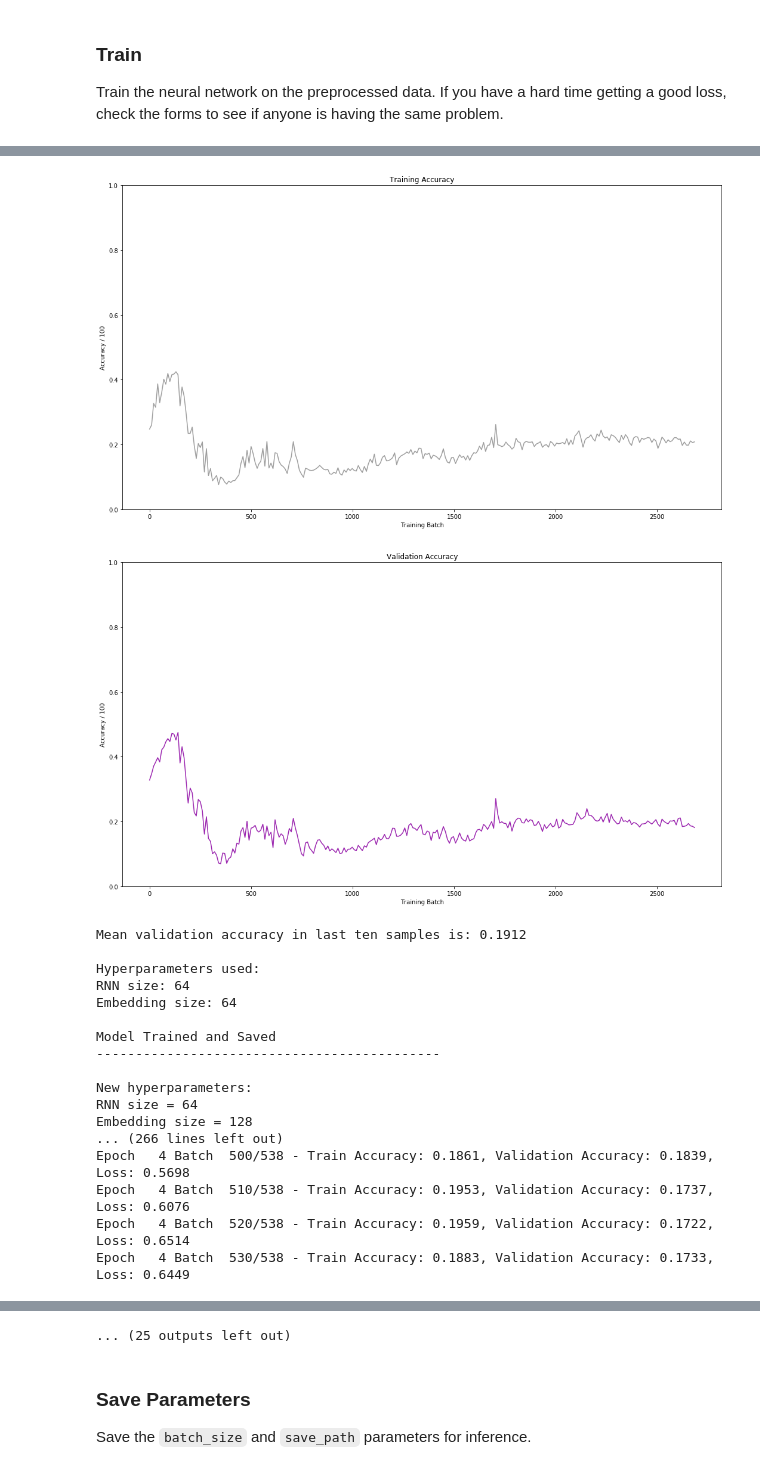
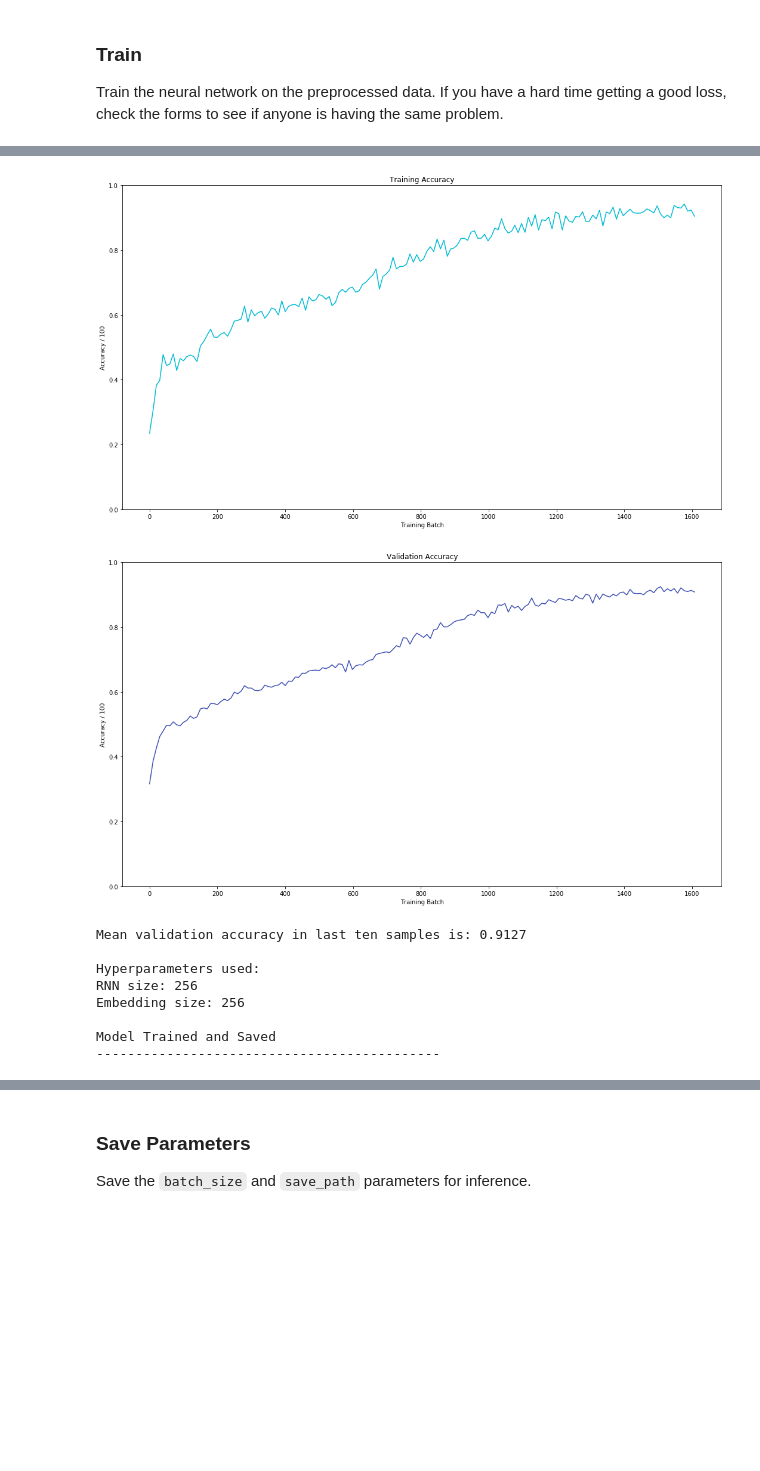
Before and after one commit to vjp23/language_translation, a Jupyter notebook: dlnd_language_translation.ipynb, the cells around one changed output, grey strips where cells are left out. Saved outputs shown, nothing was run; the diff lists cells and outputs as text; code cells hidden in the pictures; blank space fills up the shorter version.

```diff
--- a/dlnd_language_translation.ipynb
+++ b/dlnd_language_translation.ipynb
@@ -372,7 +372,7 @@ def decoding_layer(dec_input, encoder_state,
 
     # First, embed the target sequences
     dec_embeddings = tf.Variable(tf.random_uniform([target_vocab_size, decoding_embedding_size]))
-    embedded = tf.contrib.layers.embed_sequence(dec_input, target_vocab_size, decoding_embedding_size)
+    embedded = tf.nn.embedding_lookup(dec_embeddings, dec_input)
 
     # Stack the decoder LSTM cells, with dropout
     def lstm_cell():
@@ -559,15 +559,17 @@ valid_target = target_int_text[:batch_size]
                                                                                                              source_vocab_to_int['<PAD>'],
                                                                                                              target_vocab_to_int['<PAD>']))
 # Number of Epochs
-epochs = 5
+epochs = 3
 # RNN Size
-rnn_size_set = [64, 128, 256, 512]
+#rnn_size_set = [64, 128, 256, 512]
+rnn_size_set = [256]
 # Number of Layers
-num_layers = 4
+num_layers = 2
 # Embedding Size
-embedding_size_set = [64, 128, 256]
+#embedding_size_set = [64, 128, 256]
+embedding_size_set = [256]
 # Learning Rate
-learning_rate = 0.005
+learning_rate = 0.001
 # Dropout Keep Probability
 keep_probability = 0.5
 display_step = 10
@@ -747,19 +749,10 @@ Epoch   4 Batch  530/538 - Train Accuracy: 0.2080, Validation Accuracy: 0.1813,
-[figure, old version]
+[figure, new version]
-[figure, old version]
+[figure, new version]
-Mean validation accuracy in last ten samples is: 0.1912
+Mean validation accuracy in last ten samples is: 0.9127
 
 Hyperparameters used:
-RNN size: 64
-Embedding size: 64
+RNN size: 256
+Embedding size: 256
 
 Model Trained and Saved
 --------------------------------------------
-
-New hyperparameters:
-RNN size = 64
-Embedding size = 128
-... (266 lines left out)
-Epoch   4 Batch  500/538 - Train Accuracy: 0.1861, Validation Accuracy: 0.1839, Loss: 0.5698
-Epoch   4 Batch  510/538 - Train Accuracy: 0.1953, Validation Accuracy: 0.1737, Loss: 0.6076
-Epoch   4 Batch  520/538 - Train Accuracy: 0.1959, Validation Accuracy: 0.1722, Loss: 0.6514
-Epoch   4 Batch  530/538 - Train Accuracy: 0.1883, Validation Accuracy: 0.1733, Loss: 0.6449
@@ -806,4 +759,3 @@ Epoch   4 Batch  530/538 - Train Accuracy: 0.1764, Validation Accuracy: 0.1887,
-... (25 outputs left out)
 # %% [markdown]
 ### Save Parameters
 Save the `batch_size` and `save_path` parameters for inference.
```
Also changed, not shown: parts of 2 cells of this notebook, 2 other files.
